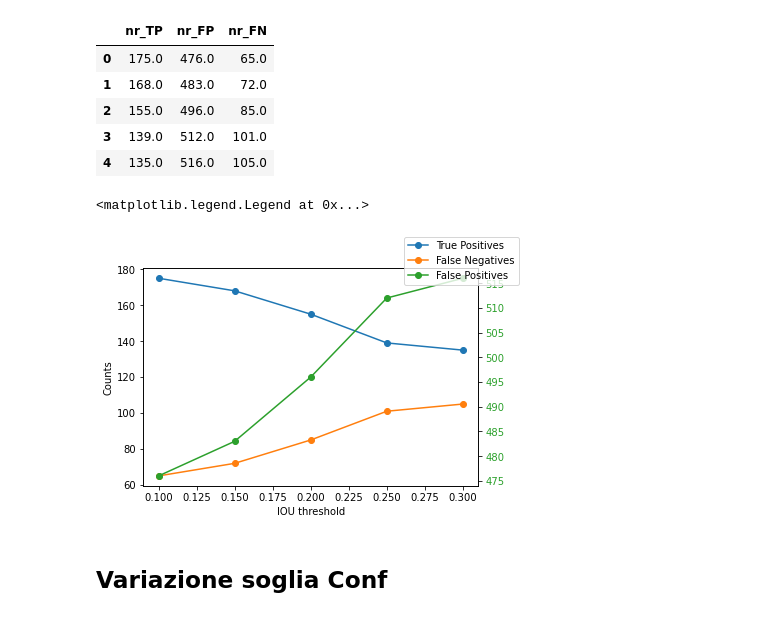
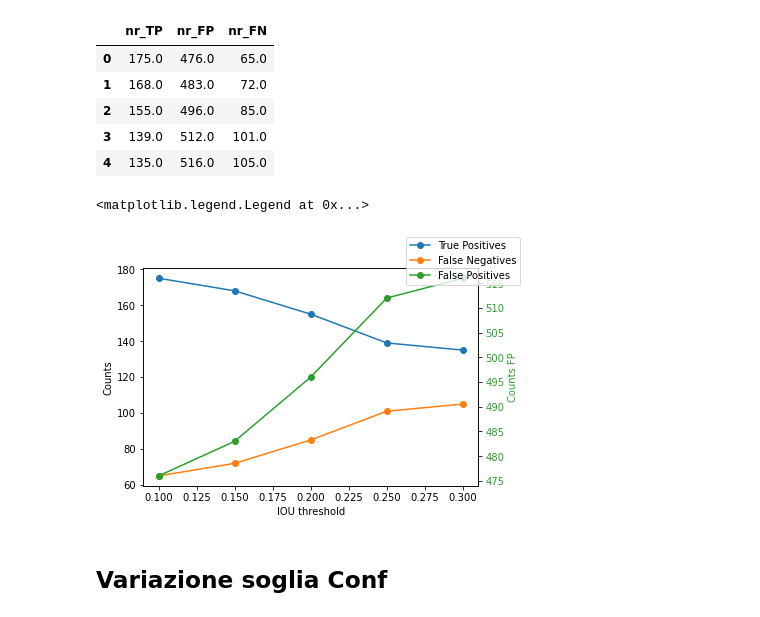
Before and after one commit to andreaberti11235/detection_analysis, a Jupyter notebook: plot_count_ensemble.ipynb, the cells around one changed output. Drawn from its saved outputs; the diff is of its cells as text; code cells hidden in the pictures.

```diff
--- a/plot_count_ensemble.ipynb
+++ b/plot_count_ensemble.ipynb
@@ -26,20 +26,21 @@ iou_th = np.array([0.1, 0.15, 0.2, 0.25, 0.3])
 # %%
 fig, ax1 = plt.subplots()
 ax1.set_xlabel('IOU threshold')
 ax1.set_ylabel('Counts')
 ax1.plot(iou_th, df.loc[:, 'nr_TP'], '-o', label='True Positives')
 ax1.plot(iou_th, df.loc[:, 'nr_FN'], '-o', label='False Negatives')
 
 ax2 = ax1.twinx()  # instantiate a second axes that shares the same x-axis
 color = 'tab:green'
+ax2.set_ylabel('Counts FP', color=color)
 ax2.plot(iou_th, df.loc[:, 'nr_FP'], '-o', color=color, label='False Positives')
 ax2.tick_params(axis='y', labelcolor=color)
 
 fig.legend()
 #fig.tight_layout()
 # %% [output]
 <matplotlib.legend.Legend at 0x...>
-[figure, old version]
+[figure, new version]
 # %% [markdown]
 ## Variazione soglia Conf
 # %% [markdown]
```
Also changed, not shown: parts of 4 cells of this notebook.
